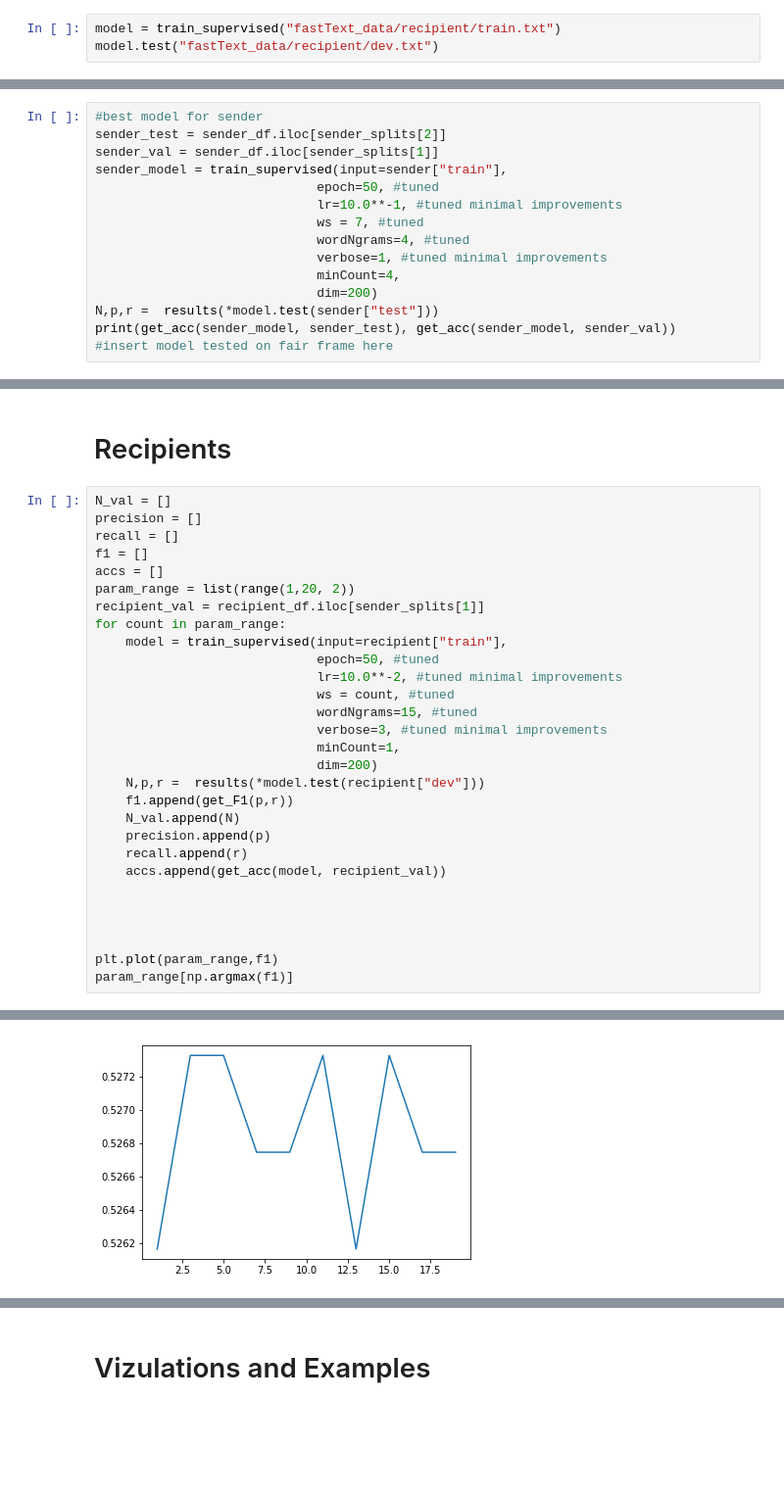
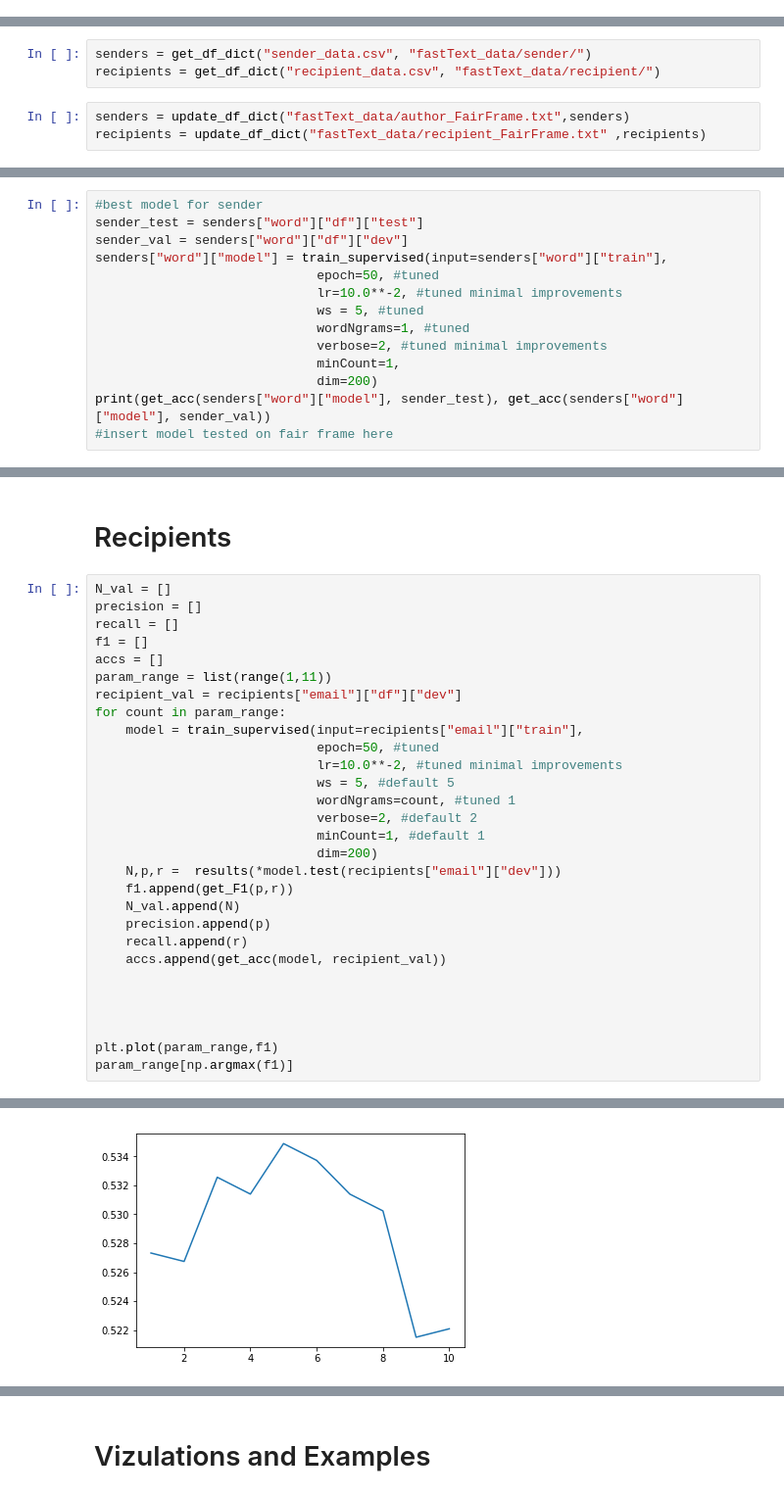
Before and after one commit to mahamfkhan/NLU, a Jupyter notebook: fastText test.ipynb, the cells around one changed output, grey strips where cells are left out. Shown: that part at 98% size. Saved outputs shown, nothing was run; the diff lists cells and outputs as text; blank space fills up the shorter version.

Commit message:
final models and their results

```diff
--- a/fastText test.ipynb
+++ b/fastText test.ipynb
@@ -91,3 +79,0 @@ pipeline("fastText_data/author_FairFrame.txt", "fastText_data/sender/fairframe.t
-# %%
-model = train_supervised("fastText_data/recipient/train.txt")
-model.test("fastText_data/recipient/dev.txt")
@@ -96,3 +171,9 @@ model.test("fastText_data/recipient/dev.txt")
+# %%
+senders = get_df_dict("sender_data.csv", "fastText_data/sender/")
+recipients = get_df_dict("recipient_data.csv", "fastText_data/recipient/")
+# %%
+senders = update_df_dict("fastText_data/author_FairFrame.txt",senders)
+recipients = update_df_dict("fastText_data/recipient_FairFrame.txt" ,recipients)
 # %%
 
 
@@ -207,16 +437,15 @@ param_range[np.argmax(f1)], param_range[np.argmax(accs)]
 # %%
 #best model for sender
-sender_test = sender_df.iloc[sender_splits[2]]
-sender_val = sender_df.iloc[sender_splits[1]]
-sender_model = train_supervised(input=sender["train"],
+sender_test = senders["word"]["df"]["test"]
+sender_val = senders["word"]["df"]["dev"]
+senders["word"]["model"] = train_supervised(input=senders["word"]["train"],
                              epoch=50, #tuned
-                             lr=10.0**-1, #tuned minimal improvements
-                             ws = 7, #tuned
-                             wordNgrams=4, #tuned
-                             verbose=1, #tuned minimal improvements
-                             minCount=4,
+                             lr=10.0**-2, #tuned minimal improvements
+                             ws = 5, #tuned
+                             wordNgrams=1, #tuned
+                             verbose=2, #tuned minimal improvements
+                             minCount=1,
                              dim=200)
-N,p,r =  results(*model.test(sender["test"]))
-print(get_acc(sender_model, sender_test), get_acc(sender_model, sender_val))
+print(get_acc(senders["word"]["model"], sender_test), get_acc(senders["word"]["model"], sender_val))
 #insert model tested on fair frame here
 # %% [output]
@@ -229,18 +458,18 @@ precision = []
 recall = []
 f1 = []
 accs = []
-param_range = list(range(1,20, 2))
-recipient_val = recipient_df.iloc[sender_splits[1]]
+param_range = list(range(1,11))
+recipient_val = recipients["email"]["df"]["dev"]
 for count in param_range:
-    model = train_supervised(input=recipient["train"],
+    model = train_supervised(input=recipients["email"]["train"],
                              epoch=50, #tuned
                              lr=10.0**-2, #tuned minimal improvements
-                             ws = count, #tuned
-                             wordNgrams=15, #tuned
-                             verbose=3, #tuned minimal improvements
-                             minCount=1,
+                             ws = 5, #default 5
+                             wordNgrams=count, #tuned 1
+                             verbose=2, #default 2
+                             minCount=1, #default 1
                              dim=200)
-    N,p,r =  results(*model.test(recipient["dev"]))
+    N,p,r =  results(*model.test(recipients["email"]["dev"]))
     f1.append(get_F1(p,r))
     N_val.append(N)
     precision.append(p)
@@ -257,4 +486,4 @@ param_range[np.argmax(f1)]
-[figure, old version]
+[figure, new version]
 # %%
 N_val = []
 precision = []
```
Also changed, not shown: parts of 36 cells of this notebook, 2 other files.
